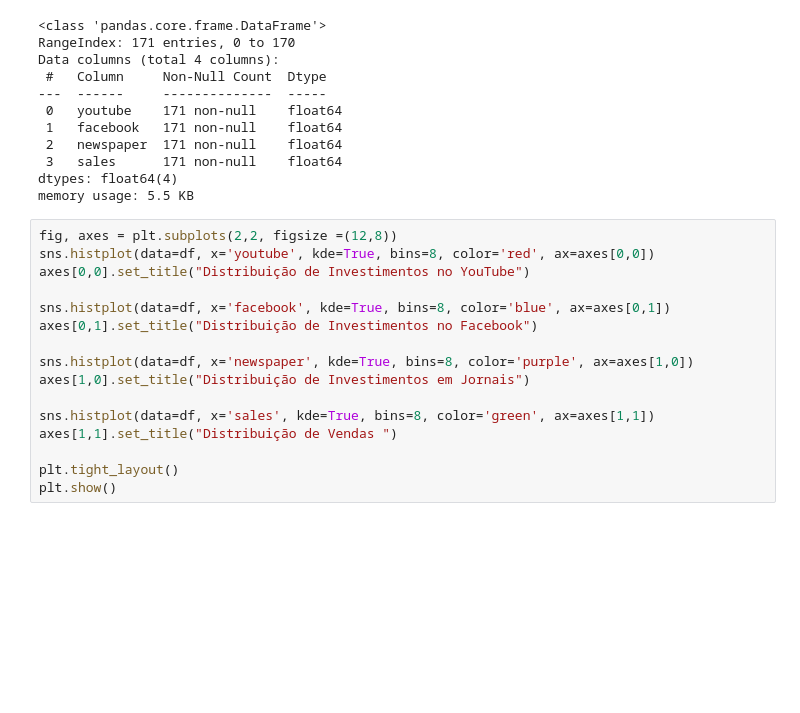
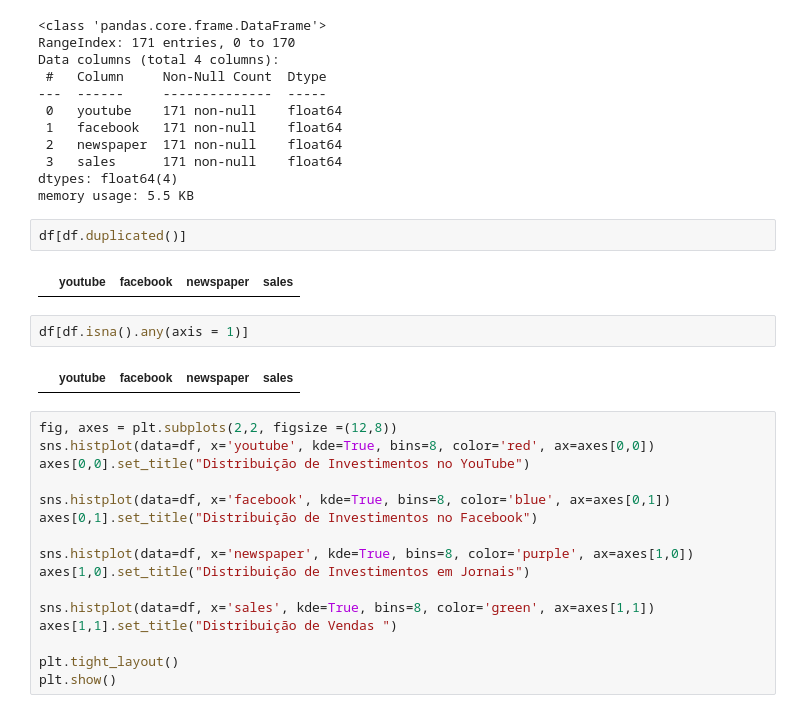
Before and after one commit to AurelioGuilherme/MarketingROIModel, a Jupyter notebook: Notebooks/mkt_model.ipynb, the cells around one changed output. Cells and saved outputs as stored; diff of their text form; blank space fills up the shorter version.

```diff
--- a/Notebooks/mkt_model.ipynb
+++ b/Notebooks/mkt_model.ipynb
@@ -68,6 +74,14 @@ Data columns (total 4 columns):
  3   sales      171 non-null    float64
 dtypes: float64(4)
 memory usage: 5.5 KB
+# %%
+df[df.duplicated()]
+# %% [output]
+|  | youtube | facebook | newspaper | sales |
+# %%
+df[df.isna().any(axis = 1)]
+# %% [output]
+|  | youtube | facebook | newspaper | sales |
 # %%
 fig, axes = plt.subplots(2,2, figsize =(12,8))
 sns.histplot(data=df, x='youtube', kde=True, bins=8, color='red', ax=axes[0,0])
```
Also changed, not shown: parts of 10 cells of this notebook.
